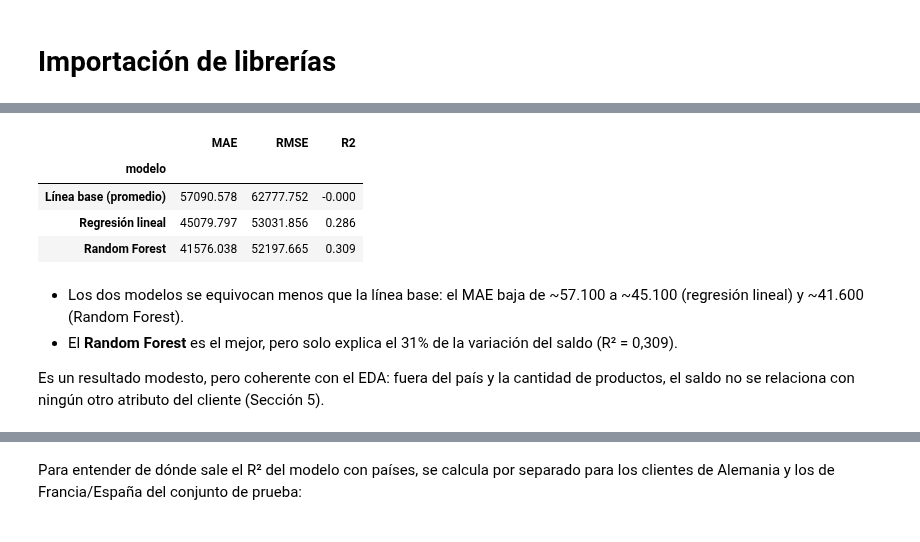
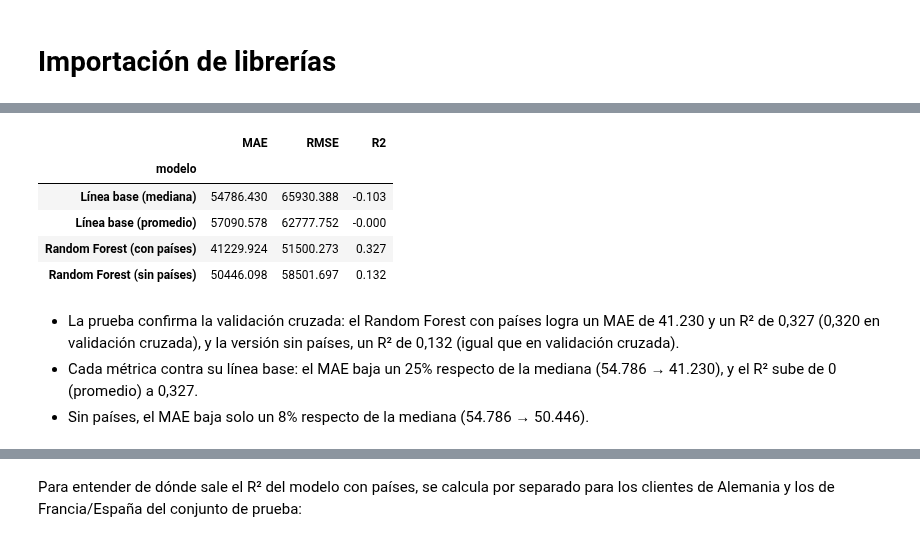
Before and after one commit to francarrascoo/Ecommerce-Customer-Dataset, a Jupyter notebook: notebooks/modelamiento.ipynb, the cells around one changed output, grey strips where cells are left out. Cells and saved outputs as stored; diff of their text form; code cells hidden in the pictures.

```diff
--- a/notebooks/modelamiento.ipynb
+++ b/notebooks/modelamiento.ipynb
@@ -167,20 +623,16 @@ modelos tienden a predecir casi siempre "se mantiene".
 # %%
-modelos_clasificacion = {
-    'Regresión logística': LogisticRegression(max_iter=1000, class_weight='balanced'),
-    'Random Forest':       RandomForestClassifier(n_estimators=300, min_samples_leaf=5,
-                                                  class_weight='balanced', random_state=SEMILLA),
-}
-
 predicciones_clf = {}
 filas = []
-for nombre, estimador in modelos_clasificacion.items():
-    modelo = modelo_completo(features_num, features_cat, features_bin, estimador)
-    modelo.fit(X_train, y_clf_train)
-    pred = modelo.predict(X_test)
+for nombre, modelo in modelos_clasificacion.items():
+    prob = modelo.predict_proba(X_test)[:, 1]
+    pred = (prob >= umbral_elegido[nombre]).astype(int)
     predicciones_clf[nombre] = pred
-    modelos_clasificacion[nombre] = modelo
     filas.append({
         'modelo':    nombre,
+        'umbral':    umbral_elegido[nombre],
+        'ROC-AUC':   roc_auc_score(y_clf_test, prob),
+        'PR-AUC':    average_precision_score(y_clf_test, prob),
+        'Brier':     brier_score_loss(y_clf_test, prob),
         'accuracy':  accuracy_score(y_clf_test, pred),
         'precision': precision_score(y_clf_test, pred),
         'recall':    recall_score(y_clf_test, pred),
@@ -206,7 +661,7 @@ fig, axes = plt.subplots(1, 2, figsize=(12, 5))
 for ax, (nombre, pred) in zip(axes, predicciones_clf.items()):
     ConfusionMatrixDisplay.from_predictions(y_clf_test, pred, display_labels=['Se mantiene', 'Abandona'],
                                             cmap='Blues', colorbar=False, ax=ax)
-    ax.set_title(nombre)
+    ax.set_title(f'{nombre} (umbral {umbral_elegido[nombre]:.2f})')
     ax.grid(False)
 plt.suptitle('Matriz de confusión en el conjunto de prueba', fontsize=14, fontweight='bold')
 plt.tight_layout()
@@ -281,43 +859,36 @@ entrenamiento: un modelo solo es útil si se equivoca menos que ella.
 # %%
 modelos_regresion = {
-    'Regresión lineal': LinearRegression(),
-    'Random Forest':    RandomForestRegressor(n_estimators=300, min_samples_leaf=10, random_state=SEMILLA),
+    'Línea base (mediana)':        DummyRegressor(strategy='median').fit(X_train, y_reg_train),
+    'Línea base (promedio)':       DummyRegressor(strategy='mean').fit(X_train, y_reg_train),
+    'Random Forest (con países)':  busquedas_reg['con países'].best_estimator_,
+    'Random Forest (sin países)':  busquedas_reg['sin países'].best_estimator_,
 }
 
-pred_base = np.full(len(y_reg_test), y_reg_train.mean())
-filas = [{
-    'modelo': 'Línea base (promedio)',
-    'MAE':    mean_absolute_error(y_reg_test, pred_base),
-    'RMSE':   root_mean_squared_error(y_reg_test, pred_base),
-    'R2':     r2_score(y_reg_test, pred_base),
-}]
 predicciones_reg = {}
-for nombre, estimador in modelos_regresion.items():
-    modelo = modelo_completo(features_num_reg, features_cat, features_bin_reg, estimador)
-    modelo.fit(X_train, y_reg_train)
+filas = []
+for nombre, modelo in modelos_regresion.items():
     pred = modelo.predict(X_test)
     predicciones_reg[nombre] = pred
-    modelos_regresion[nombre] = modelo
     filas.append({
         'modelo': nombre,
         'MAE':    mean_absolute_error(y_reg_test, pred),
         'RMSE':   root_mean_squared_error(y_reg_test, pred),
         'R2':     r2_score(y_reg_test, pred),
     })
 
 pd.DataFrame(filas).set_index('modelo').round(3)
 # %% [output]
 |  | MAE | RMSE | R2 |
 | modelo |  |  |  |
+| Línea base (mediana) | 54786.430 | 65930.388 | -0.103 |
 | Línea base (promedio) | 57090.578 | 62777.752 | -0.000 |
-| Regresión lineal | 45079.797 | 53031.856 | 0.286 |
-| Random Forest | 41576.038 | 52197.665 | 0.309 |
+| Random Forest (con países) | 41229.924 | 51500.273 | 0.327 |
+| Random Forest (sin países) | 50446.098 | 58501.697 | 0.132 |
-# %% [markdown]
-- Los dos modelos se equivocan menos que la línea base: el MAE baja de ~57.100 a ~45.100
-  (regresión lineal) y ~41.600 (Random Forest).
-- El **Random Forest** es el mejor, pero solo explica el 31% de la variación del saldo
-  (R² = 0,309).
-
-Es un resultado modesto, pero coherente con el EDA: fuera del país y la cantidad de productos,
-el saldo no se relaciona con ningún otro atributo del cliente (Sección 5).
+# %% [markdown]
+- La prueba confirma la validación cruzada: el Random Forest con países logra un MAE de 41.230 y un
+  R² de 0,327 (0,320 en validación cruzada), y la versión sin países, un R² de 0,132 (igual que en
+  validación cruzada).
+- Cada métrica contra su línea base: el MAE baja un 25% respecto de la mediana (54.786 → 41.230), y
+  el R² sube de 0 (promedio) a 0,327.
+- Sin países, el MAE baja solo un 8% respecto de la mediana (54.786 → 50.446).
 # %%
```
Also changed, not shown: parts of 47 cells of this notebook, 9 other files.
